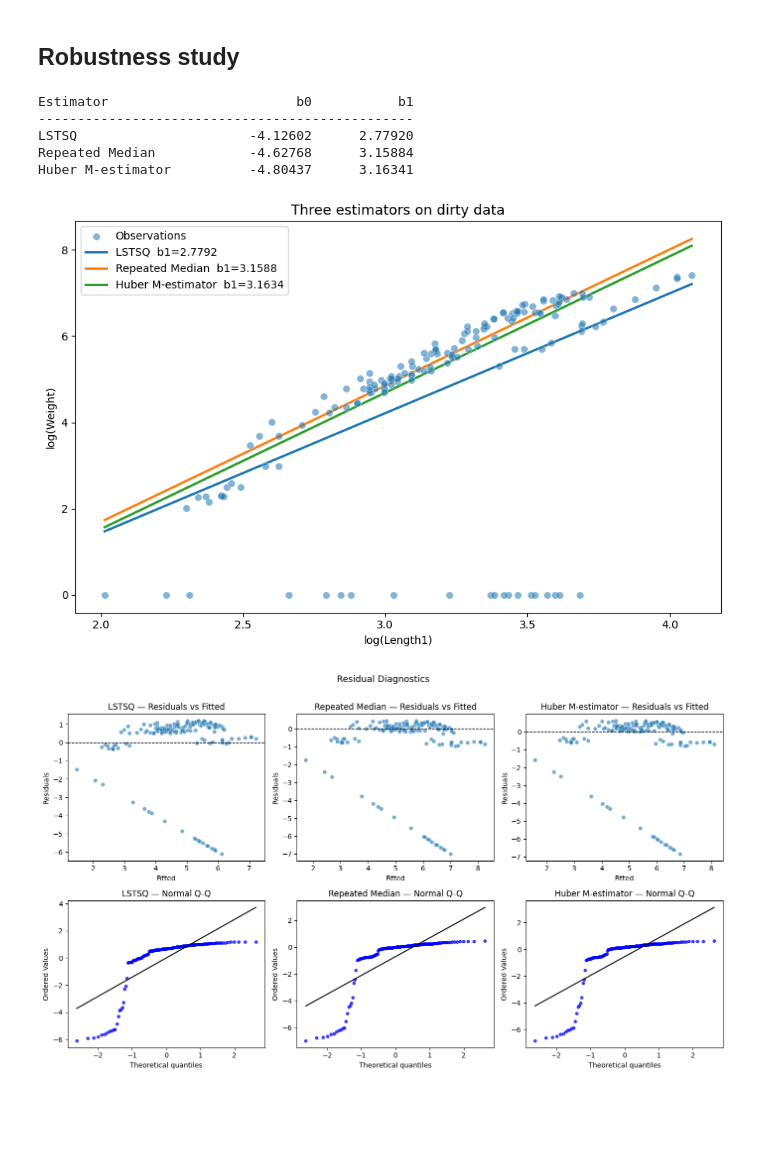
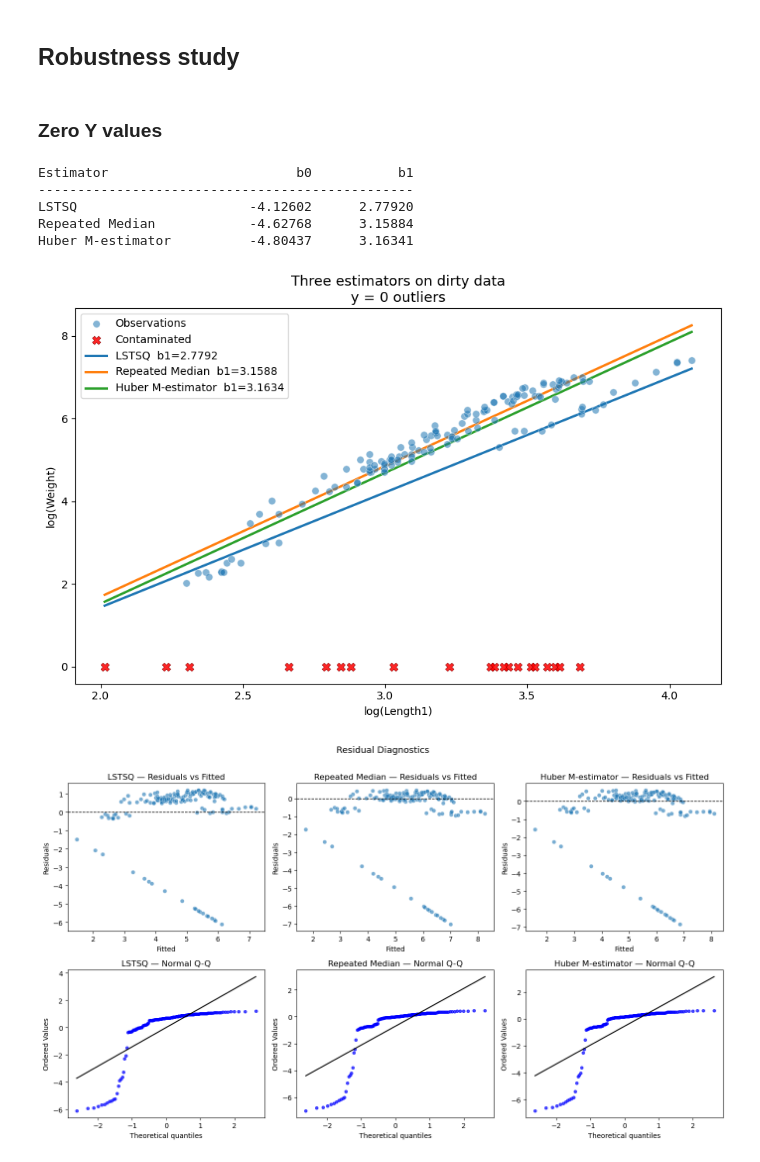
Before and after one commit to AnjaCvetkovic25/huber-vs-repeated-median, a Jupyter notebook: main.ipynb, the cells around one changed output. Saved outputs shown, nothing was run; the diff lists cells and outputs as text; code cells hidden in the pictures; blank space fills up the shorter version.

```diff
--- a/main.ipynb
+++ b/main.ipynb
@@ -294,3 +276,5 @@ Huber M-estimator         0.16419    0.37670    1.01330
+# %% [markdown]
+### Zero Y values
 # %%
 x_rob = x.copy()
 y_rob = y.copy()
@@ -300,38 +282,14 @@ number_of_outliers = 20
 outlier_idx = rng.choice(len(y_rob), number_of_outliers, replace=False)
 y_rob.iloc[outlier_idx] = 0
-# %%
-res_lstsq_rob = est.lstsq(x_rob, y_rob)
-res_rep_med_rob = est.repeated_median(x_rob, y_rob)
-res_huber_rob = est.huber_m_estimator(x_rob, y_rob)
-
-estimators_rob = [res_lstsq_rob, res_rep_med_rob, res_huber_rob]
-
-print(f"{'Estimator':<22} {'b0':>12} {'b1':>12}")
-print("-" * 48)
-for r in estimators_rob:
-    print(f"{r['label']:<22} {r['b0']:>12.5f} {r['b1']:>12.5f}")
-# %% [output]
-Estimator                        b0           b1
-------------------------------------------------
-LSTSQ                      -4.12602      2.77920
-Repeated Median            -4.62768      3.15884
-Huber M-estimator          -4.80437      3.16341
-# %%
-xgrid = np.linspace(x_rob.min(), x_rob.max(), 300)
-fig, ax = plt.subplots(figsize=(9, 6))
-
-ax.scatter(x_rob, y_rob, alpha=0.55, s=45,
-           edgecolors='w', linewidths=0.5, label='Observations', zorder=3)
-
-for res in estimators_rob:
-    ax.plot(xgrid, res['b0'] + res['b1'] * xgrid,
-            lw=2.2, label=f"{res['label']}  b1={res['b1']:.4f}")
-
-ax.set_xlabel(f'log({x_col})'); ax.set_ylabel(f'log({y_col})')
-ax.set_title('Three estimators on dirty data', fontsize=13)
-ax.legend()
-plt.tight_layout()
-plt.show()
-# %% [output]
-[figure, removed]
+# %%
+estimators_rob_y0 = lib.apply_estimators(x_rob, y_rob)
+lib.print_estimator_results(estimators_rob_y0)
+lib.regression_results(x_rob, y_rob, estimators_rob_y0, x_col, y_col, "y = 0 outliers", outlier_idx)
+# %% [output]
+Estimator                        b0           b1
+------------------------------------------------
+LSTSQ                      -4.12602      2.77920
+Repeated Median            -4.62768      3.15884
+Huber M-estimator          -4.80437      3.16341
+[figure, added]
 # %%
```
Also changed, not shown: parts of 29 cells of this notebook, 1 other file.
